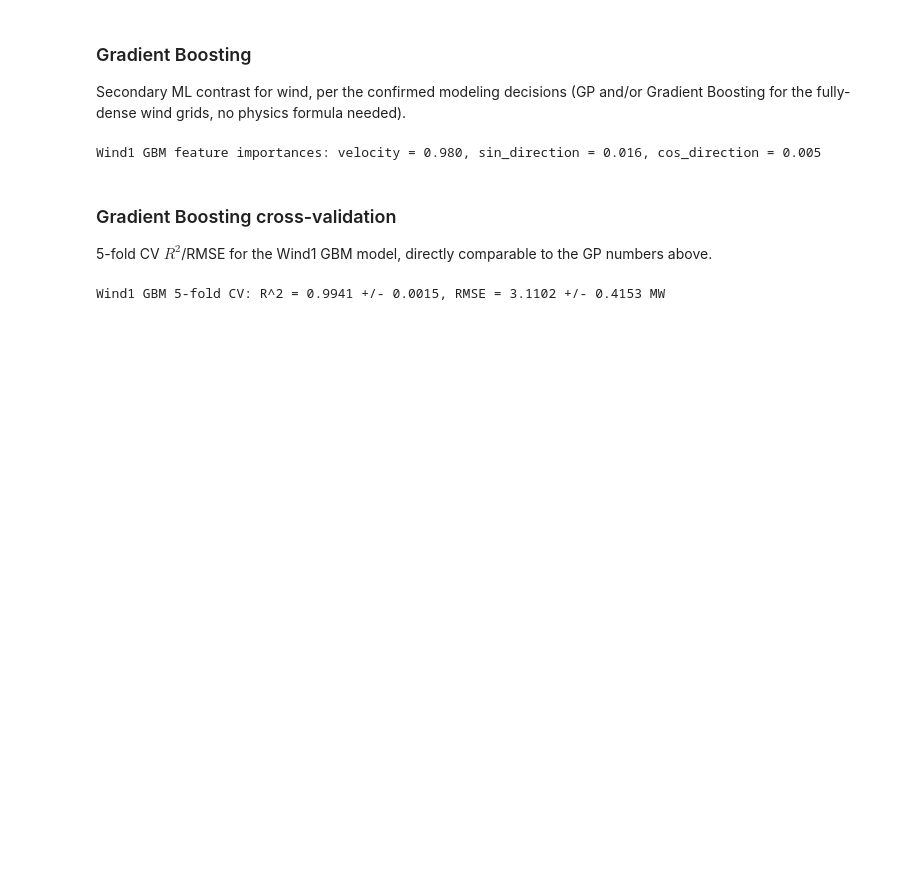
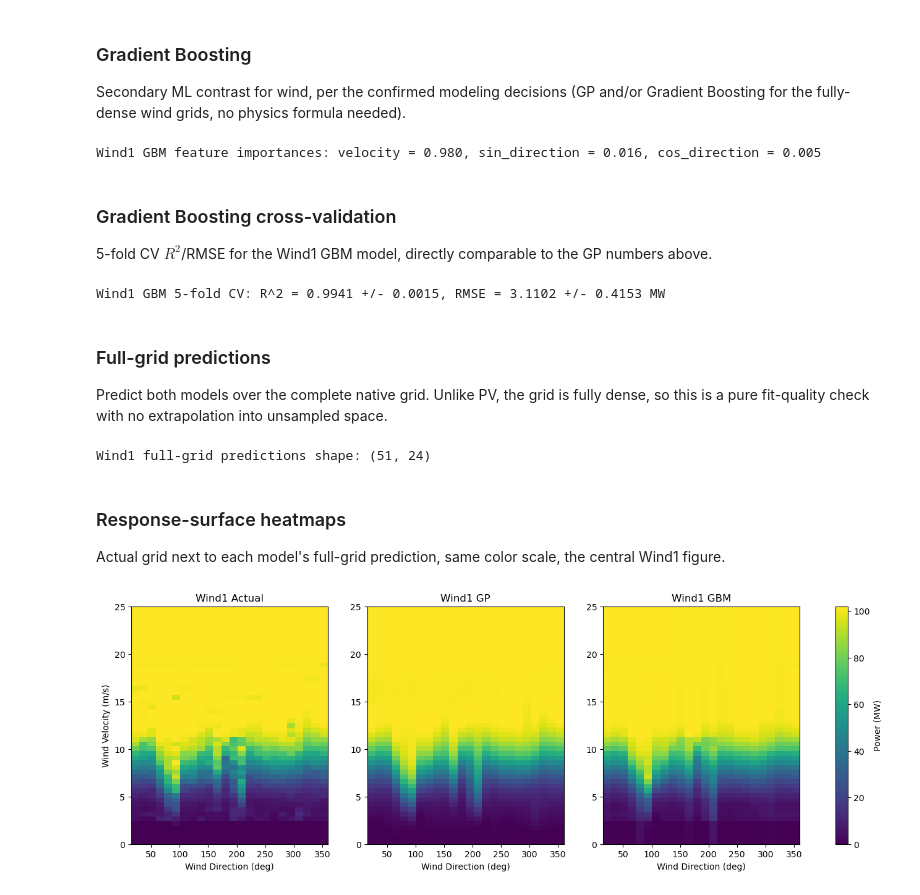
Before and after one commit to ErickChauke/power-curve-modeling-pv-wind, a Jupyter notebook: notebook.ipynb, the cells around one changed output. Saved outputs shown, nothing was run; the diff lists cells and outputs as text; code cells hidden in the pictures; blank space fills up the shorter version.

Commit message:
Add Wind1 response-surface and residual heatmaps subsection

```diff
--- a/notebook.ipynb
+++ b/notebook.ipynb
@@ -1177,3 +1177,43 @@ print(f"Wind1 GBM 5-fold CV: R^2 = {r2_wind1_gbm.mean():.4f} +/- {r2_wind1_gbm.s
       f"RMSE = {rmse_wind1_gbm.mean():.4f} +/- {rmse_wind1_gbm.std():.4f} MW")
 # %% [output]
 Wind1 GBM 5-fold CV: R^2 = 0.9941 +/- 0.0015, RMSE = 3.1102 +/- 0.4153 MW
+# %% [markdown]
+### Full-grid predictions
+
+Predict both models over the complete native grid. Unlike PV, the grid is fully dense, so this
+is a pure fit-quality check with no extrapolation into unsampled space.
+# %%
+full_vel_mesh_w1, full_dir_mesh_w1 = np.meshgrid(grids["Wind1"]["y_axis"], grids["Wind1"]["x_axis"], indexing="ij")
+full_dir_rad_w1 = np.deg2rad(full_dir_mesh_w1)
+X_wind1_full = np.column_stack([full_vel_mesh_w1.ravel(), np.sin(full_dir_rad_w1).ravel(), np.cos(full_dir_rad_w1).ravel()])
+
+wind1_pred_gp = wind1_gp_model.predict(X_wind1_full).reshape(full_vel_mesh_w1.shape)
+wind1_pred_gbm = wind1_gbm_model.predict(X_wind1_full).reshape(full_vel_mesh_w1.shape)
+print("Wind1 full-grid predictions shape:", wind1_pred_gp.shape)
+# %% [output]
+Wind1 full-grid predictions shape: (51, 24)
+# %% [markdown]
+### Response-surface heatmaps
+
+Actual grid next to each model's full-grid prediction, same color scale, the central Wind1
+figure.
+# %%
+wind1_extent = [grids["Wind1"]["x_axis"].min(), grids["Wind1"]["x_axis"].max(),
+                grids["Wind1"]["y_axis"].min(), grids["Wind1"]["y_axis"].max()]
+wind1_panels = [
+    ("Actual", grids["Wind1"]["power_grid"]),
+    ("GP", wind1_pred_gp),
+    ("GBM", wind1_pred_gbm),
+]
+
+fig, axes = plt.subplots(1, 3, figsize=(15, 5))
+for ax, (title, grid_) in zip(axes, wind1_panels):
+    im = ax.imshow(grid_, origin="lower", aspect="auto", extent=wind1_extent, vmin=0, vmax=CAPACITY_MW["Wind1"])
+    ax.set_title(f"Wind1 {title}")
+    ax.set_xlabel("Wind Direction (deg)")
+axes[0].set_ylabel("Wind Velocity (m/s)")
+fig.colorbar(im, ax=axes, label="Power (MW)", fraction=0.02)
+fig.savefig("outputs/wind1_response_surface.png", dpi=150)
+plt.show()
+# %% [output]
+[figure, added]
```
Also changed, not shown: parts of 3 cells of this notebook, 2 other files.
